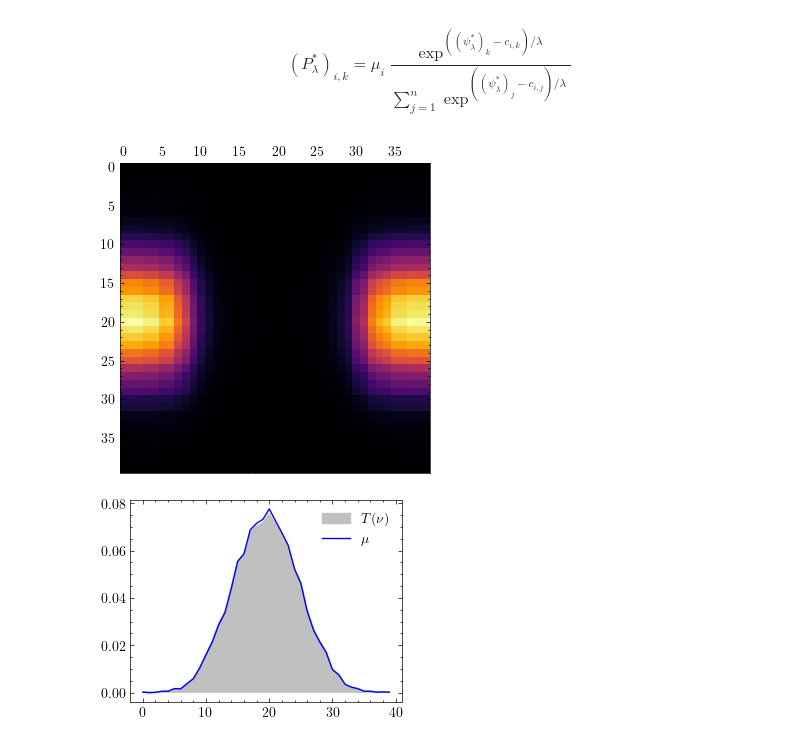
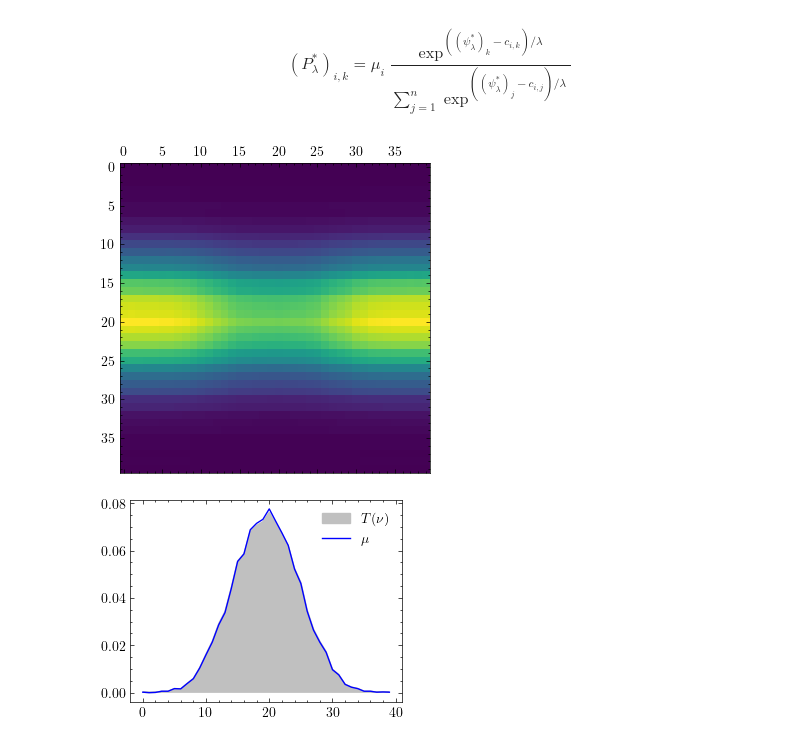
Before and after one commit to istmarc/optimal-transport, a Jupyter notebook: semi-discrete/Nesterov smoothing.ipynb, the cells around one changed output. Drawn from its saved outputs; the diff is of its cells as text; code cells hidden in the pictures.

```diff
--- a/semi-discrete/Nesterov smoothing.ipynb
+++ b/semi-discrete/Nesterov smoothing.ipynb
@@ -257,7 +257,7 @@ def optimize(lbda, mu, nu, m, n, itermax = 10, eps = 1e-5):
 **Optimization for different values of $\lambda$**
 # %%
 lbda = 1e-3
-res = optimize(lbda, x, y, m, n, 15)
+res = optimize(lbda, x, y, m, n, 10)
 # %%
 psi_star = res[0]
 hist_loss = res[1]
@@ -288,10 +288,10 @@ P = optimal_transport_plan(psi_star, 0.1, x, y, n)
 # %%
 P /= P.sum()
 # %%
-plt.matshow(P, cmap = "inferno")
+plt.matshow(P)
 plt.show()
 # %% [output]
-[figure, old version]
+[figure, new version]
 # %%
 plt.fill(P.sum(1), color = "silver", label = r"$T(\nu)$")
 plt.plot(x, color = "blue", label = r"$\mu$")
```
Also changed, not shown: parts of 2 cells of this notebook.
